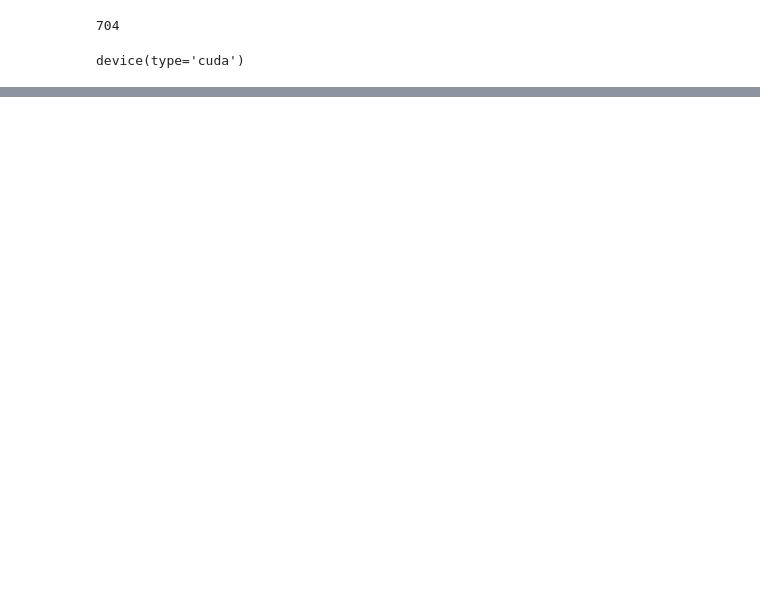
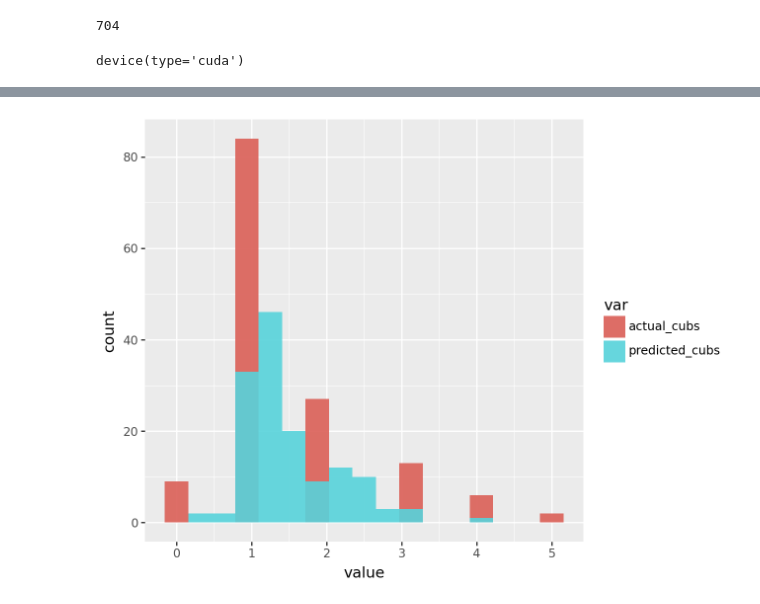
Before and after one commit to ishaansathaye/elephant-seals-detection, a Jupyter notebook: scripts/clump_nn.ipynb, the cells around one changed output, grey strips where cells are left out. Cells and saved outputs as stored; diff of their text form; code cells hidden in the pictures; blank space fills up the shorter version.

```diff
--- a/scripts/clump_nn.ipynb
+++ b/scripts/clump_nn.ipynb
@@ -210,0 +276,8 @@ MAE - Cubs:          0.35
+# %%
+(
+    pn.ggplot(cubs_long, pn.aes(x = 'value', fill = 'var')) +
+    pn.geom_histogram(alpha=0.9, position= 'identity')
+
+)
+# %% [output]
+[figure, added]
```
Also changed, not shown: parts of 10 cells of this notebook.
